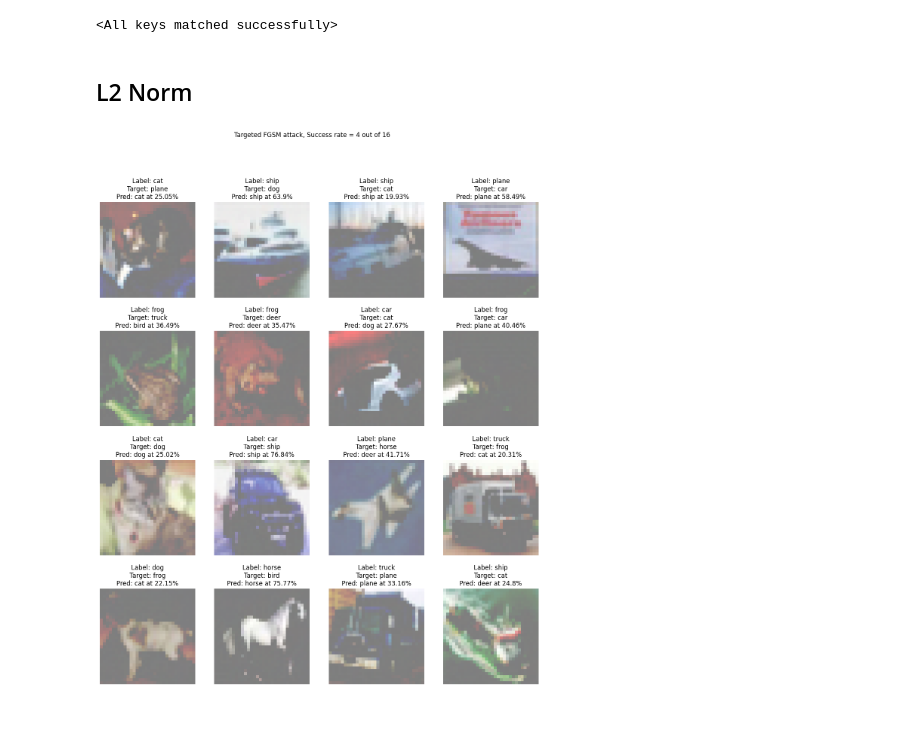
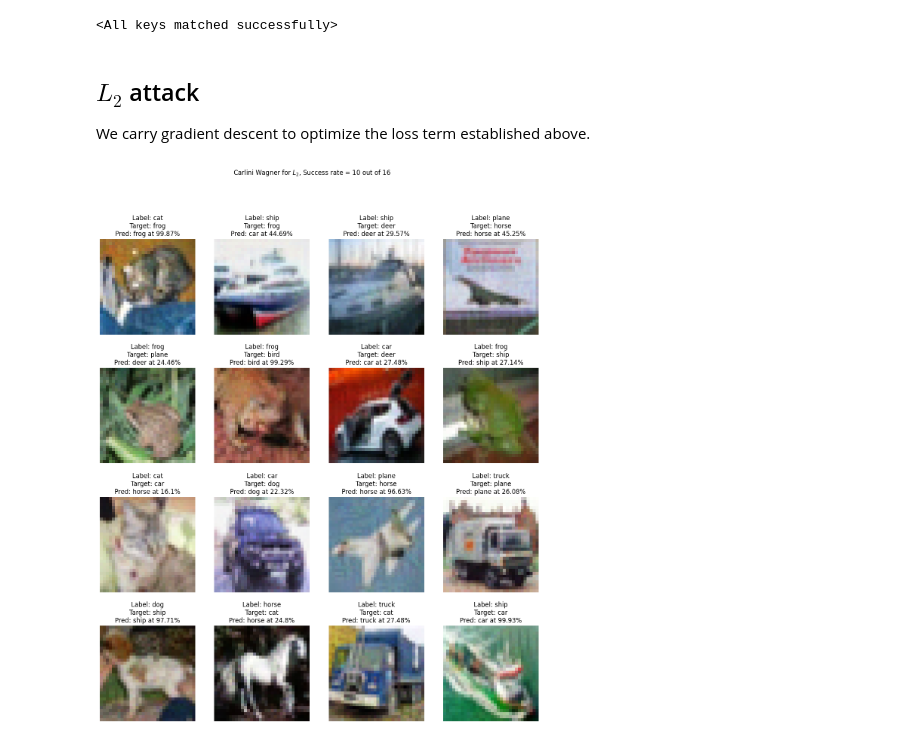
Before and after one commit to kkuroma/adversarial-attack, a Jupyter notebook: Adversarial Attacks.ipynb, the cells around one changed output. Cells and saved outputs as stored; diff of their text form; code cells hidden in the pictures; blank space fills up the shorter version.

Commit message:
finished CW attack

```diff
--- a/Adversarial Attacks.ipynb
+++ b/Adversarial Attacks.ipynb
@@ -182,10 +232,11 @@ def FGSM_targeted(net, loss_fn, x, y_target, eps=0.05):
 # %%
 y_target = (torch.tensor(np.random.choice(np.arange(1,10), len(y_test))) + y_test)%10
 # we apply multiple FGSMs in this case
-x_adv = x_test
+x_adv = x_test.to(device)
 for _ in range(3):
-    x_adv = FGSM_targeted(net, criterion, x_adv, y_target, eps=0.03)
-score = net(x_adv)
+    x_adv = FGSM_targeted(net, criterion, x_adv, y_target.to(device), eps=0.03)
+score = net(x_adv).cpu()
+x_adv = x_adv.cpu()
 probability = F.softmax(score, dim=1)
 predictions = torch.argmax(probability, dim=1)
 
@@ -211,12 +272,14 @@ plt.show()
 # %%
-net = Net().cuda()
-net.load_state_dict(torch.load("weights.pt", map_location='cuda'))
+net = Net().to(device)
+net.load_state_dict(torch.load("weights.pt", map_location=device))
 # %% [output]
 <All keys matched successfully>
 # %% [markdown]
-## L2 Norm
+## $L_2$ attack
+
+We carry gradient descent to optimize the loss term established above.
 # %%
-def carlini_wagner_l2(net, x, y_target, lambd=10, eps=0.01, iterations=100):
+def carlini_wagner_l2(net, x, y_target, lambd=10, eps=0.01, iterations=100, mask=None):
     '''
     Parameters
         net : a neural network
@@ -225,56 +288,58 @@ def carlini_wagner_l2(net, x, y_target, lambd=10, eps=0.01, iterations=100):
         lambd : regularization constant
         eps : maximum distance for initialized sample
         iterations : max number of iterations to terminate
+        mask : pixels to ignore (never change), used for L0 case (1 for pixels to include)
     Return
         Adversarial examples
     '''
-    x = torch.clone(x).cuda()
-    r = torch.rand_like(x)*eps
-    w = torch.arctanh(torch.clamp(x+r, 0, 1)).detach()
+    x = torch.clone(x)
+    if mask is None:
+        mask = torch.ones_like(x)
+    r = torch.rand_like(x)*eps*mask
+    w = torch.arctanh(torch.clamp(x+r, -1, 1)).detach()
     w.requires_grad = True
     optimizer = torch.optim.Adam([w], lr=0.001)
+    y_oh = F.one_hot(y_target, num_classes=10)
 
     for _ in tqdm(range(iterations)):
+        net.zero_grad()
         optimizer.zero_grad()
         r = torch.tanh(w)-x
-        score = net(x+r)
-        target_score = torch.stack([score[i,y_target[i]] for i in range(len(y_target))])
-        score_ref = torch.clone(score).detach()
-        for i in range(len(y_target)):
-            score_ref[i,y_target[i]] = -1e5
-        y_max = torch.argmax(score_ref, dim=1)
-        max_score = torch.stack([score[i,y_max[i]] for i in range(len(y_max))])
+        x_adv = (x+r)*mask + (x)*(1-mask)
+        score = net(x_adv)
+        target_score = (score * y_oh).sum(-1)
+        other_score = (score * (1-y_oh)).max(-1)[0]
         norm_dist = torch.sqrt(torch.sum(r.reshape(len(x), -1)**2, -1))
-        reg = norm_dist + lambd*(-target_score+max_score)
+        reg = norm_dist + lambd*(-target_score+other_score)
         reg.sum().backward()
         optimizer.step()
 
-        if torch.all(torch.argmax(score, dim=1).cpu() == y_target):
+        if torch.all(torch.argmax(score, dim=1) == y_target):
             # attack successful
             break
-    return torch.tanh(w)
+    return (torch.tanh(w))*mask + (x)*(1-mask)
 # %%
 y_target = (torch.tensor(np.random.choice(np.arange(1,10), len(y_test))) + y_test)%10
-x_adv = carlini_wagner_l2(net, x_test, y_target, lambd=10, eps=0.01, iterations=10)
+x_adv = carlini_wagner_l2(net, x_test.to(device), y_target.to(device), lambd=10, eps=1e-2, iterations=100)
 score = net(x_adv).cpu().detach()
 x_adv = x_adv.cpu().detach()
 probability = F.softmax(score, dim=1)
 predictions = torch.argmax(probability, dim=1)
 
 fig, ax = plt.subplots(4, 4, figsize=(15,17))
 
 for i in range(4):
     for j in range(4):
         index = 4*i+j
         image = np.clip((x_adv[index].permute(1,2,0).numpy()+1)/2, 0, 1)
         true = y_test[index]
         target = y_target[index]
         pred = predictions[index]
         prob = probability[index, pred].item()
         ax[i,j].set_title(f"Label: {classes[true]}\nTarget: {classes[target]}\nPred: {classes[pred]} at {round(prob*100,2)}%")
         ax[i,j].axis('off')
         ax[i,j].imshow(image)
-    fig.suptitle(f"Targeted FGSM attack, Success rate = {torch.sum(predictions[0:16]==y_target[0:16])} out of {16}")
+    fig.suptitle(f"Carlini Wagner for $L_2$, Success rate = {torch.sum(predictions[0:16]==y_target[0:16])} out of {16}")
 plt.show()
 # %% [output]
-[figure, old version]
+[figure, new version]
```
Also changed, not shown: parts of 23 cells of this notebook, 1 other file.
